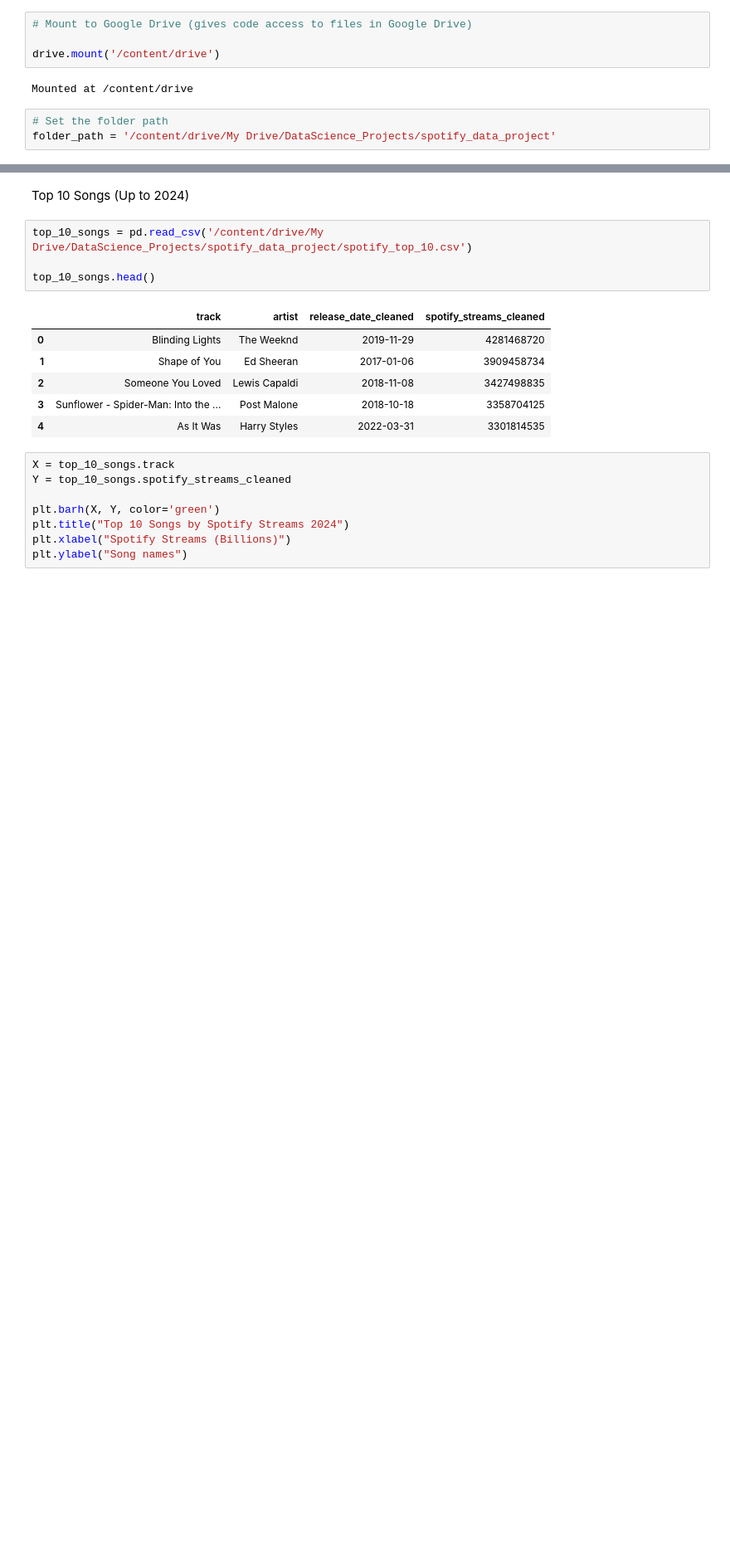
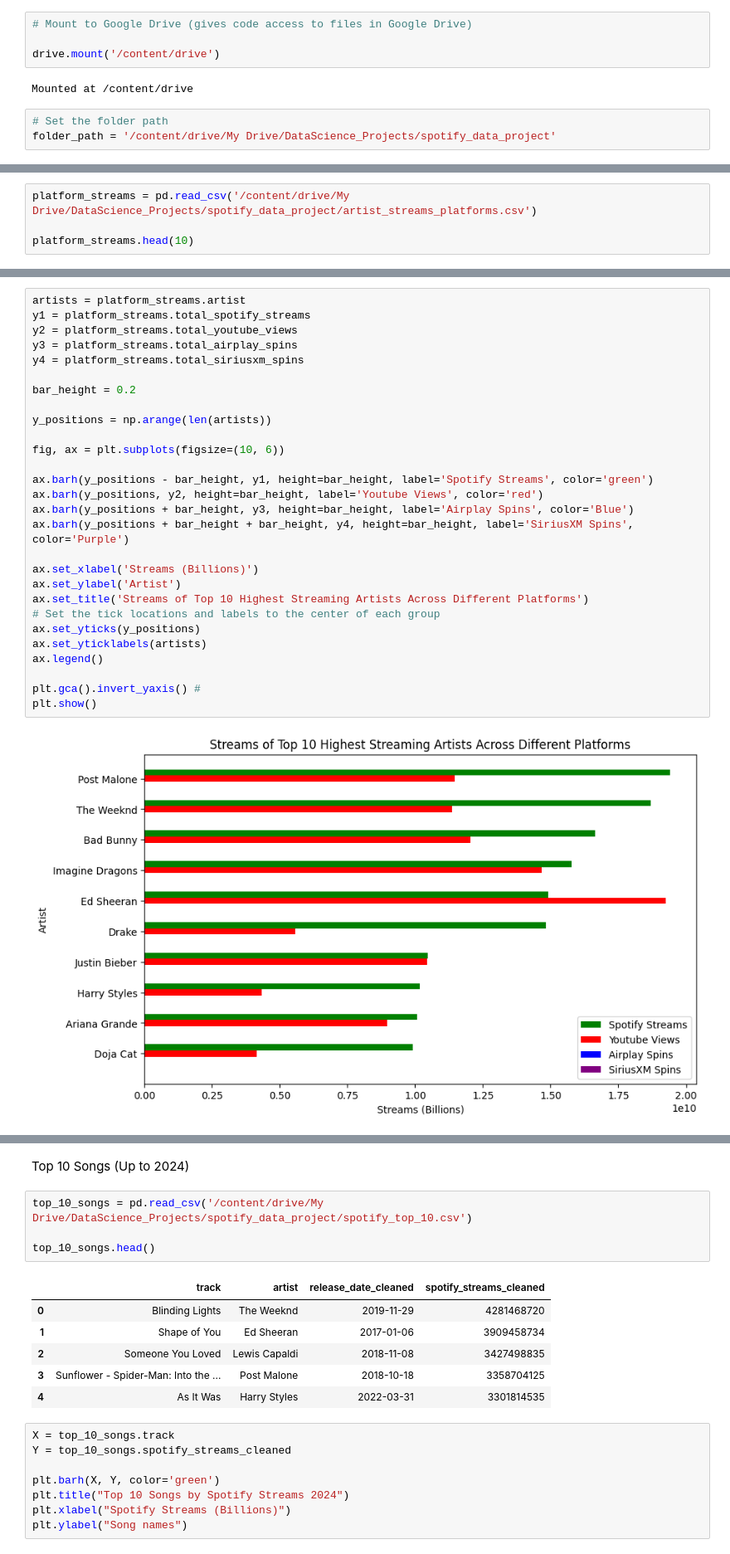
Before and after one commit to gleangphibul/Spotify_Data_Analysis, a Jupyter notebook: spotify_data_project.ipynb, the cells around one changed output, grey strips where cells are left out. Shown at 83% size. Saved outputs shown, nothing was run; the diff lists cells and outputs as text; blank space fills up the shorter version.

```diff
--- a/spotify_data_project.ipynb
+++ b/spotify_data_project.ipynb
@@ -39,0 +55,4 @@ folder_path = '/content/drive/My Drive/DataScience_Projects/spotify_data_project
+# %%
+platform_streams = pd.read_csv('/content/drive/My Drive/DataScience_Projects/spotify_data_project/artist_streams_platforms.csv')
+
+platform_streams.head(10)
@@ -39,0 +71,30 @@ folder_path = '/content/drive/My Drive/DataScience_Projects/spotify_data_project
+# %%
+artists = platform_streams.artist
+y1 = platform_streams.total_spotify_streams
+y2 = platform_streams.total_youtube_views
+y3 = platform_streams.total_airplay_spins
+y4 = platform_streams.total_siriusxm_spins
+
+bar_height = 0.2
+
+y_positions = np.arange(len(artists))
+
+fig, ax = plt.subplots(figsize=(10, 6))
+
+ax.barh(y_positions - bar_height, y1, height=bar_height, label='Spotify Streams', color='green')
+ax.barh(y_positions, y2, height=bar_height, label='Youtube Views', color='red')
+ax.barh(y_positions + bar_height, y3, height=bar_height, label='Airplay Spins', color='Blue')
+ax.barh(y_positions + bar_height + bar_height, y4, height=bar_height, label='SiriusXM Spins', color='Purple')
+
+ax.set_xlabel('Streams (Billions)')
+ax.set_ylabel('Artist')
+ax.set_title('Streams of Top 10 Highest Streaming Artists Across Different Platforms')
+# Set the tick locations and labels to the center of each group
+ax.set_yticks(y_positions)
+ax.set_yticklabels(artists)
+ax.legend()
+
+plt.gca().invert_yaxis() #
+plt.show()
+# %% [output]
+[figure, added]
```
Also changed, not shown: parts of 41 cells of this notebook.
